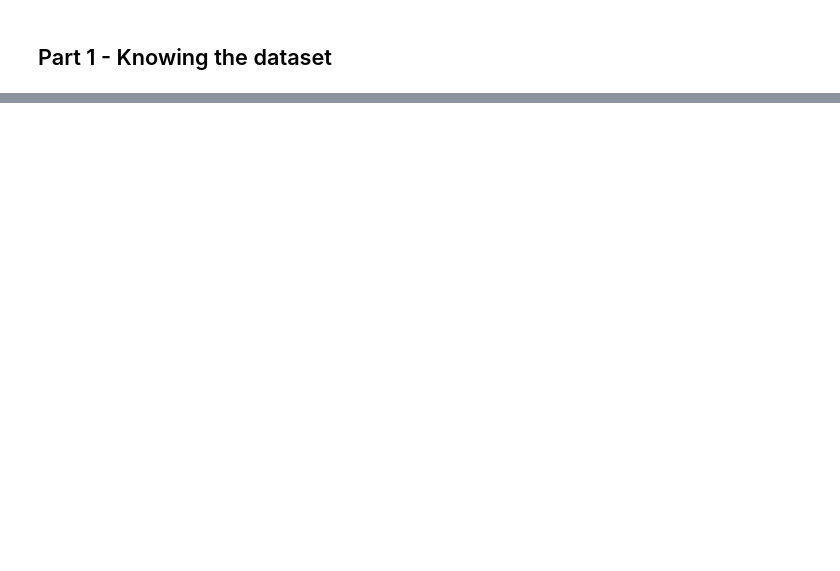
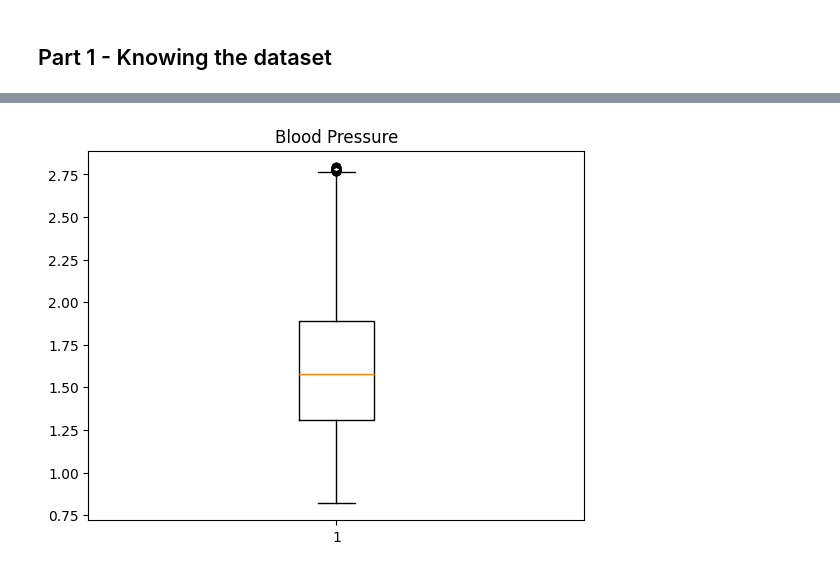
Before and after one commit to tahmine-t/DataMining_Prj, a Jupyter notebook: datamining_1.ipynb, the cells around one changed output, grey strips where cells are left out. Cells and saved outputs as stored; diff of their text form; code cells hidden in the pictures; blank space fills up the shorter version.

```diff
--- a/datamining_1.ipynb
+++ b/datamining_1.ipynb
@@ -191,0 +450,13 @@ for feature in numeric:
+# %%
+Q1 = df['Blood Pressure'].quantile(0.25)
+Q3 = df['Blood Pressure'].quantile(0.75)
+IQR = Q3 - Q1
+lower_bound = Q1 - 1.5 * IQR
+upper_bound = Q3 + 1.5 * IQR
+
+df = df[(df['Blood Pressure'] >= lower_bound) & (df['Blood Pressure'] <= upper_bound)]
+plt.boxplot(df['Blood Pressure'])
+plt.title('Blood Pressure')
+plt.show()
+# %% [output]
+[figure, added]
```
Also changed, not shown: parts of 35 cells of this notebook.
